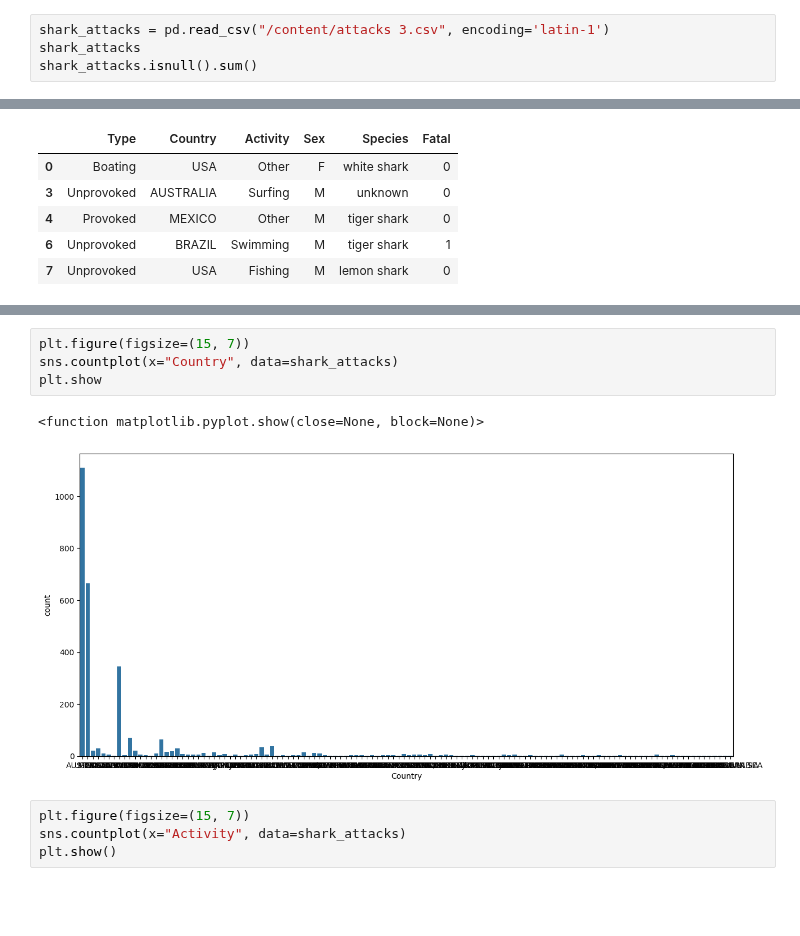
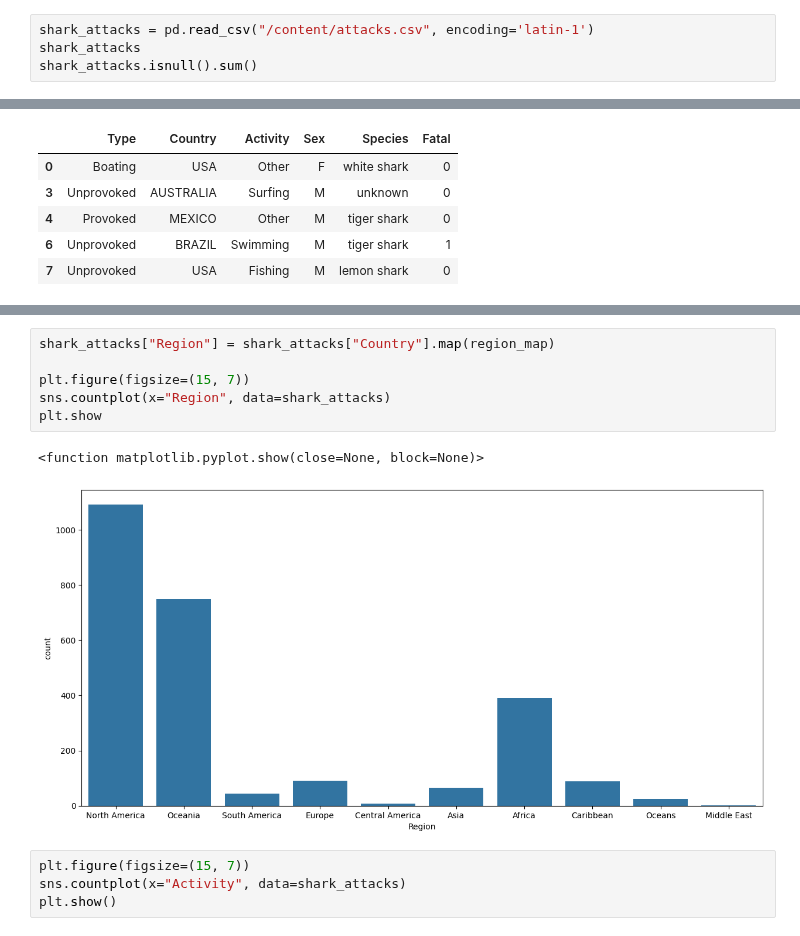
Before and after one commit to kamillaknudsen/tmdl, a Jupyter notebook: tmdl_final.ipynb, the cells around one changed output, grey strips where cells are left out. Cells and saved outputs as stored; diff of their text form; blank space fills up the shorter version.

```diff
--- a/tmdl_final.ipynb
+++ b/tmdl_final.ipynb
@@ -20,7 +20,7 @@ auth.authenticate_user()
 creds, _ = default()
 gc = gspread.authorize(creds)
 # %%
-shark_attacks = pd.read_csv("/content/attacks 3.csv", encoding='latin-1')
+shark_attacks = pd.read_csv("/content/attacks.csv", encoding='latin-1')
 shark_attacks
 shark_attacks.isnull().sum()
 # %% [output]
@@ -302,10 +437,12 @@ sns.countplot(x="Type", data=shark_attacks)
 # %%
+shark_attacks["Region"] = shark_attacks["Country"].map(region_map)
+
 plt.figure(figsize=(15, 7))
-sns.countplot(x="Country", data=shark_attacks)
+sns.countplot(x="Region", data=shark_attacks)
 plt.show
 # %% [output]
 <function matplotlib.pyplot.show(close=None, block=None)>
-[figure, old version]
+[figure, new version]
 # %%
 plt.figure(figsize=(15, 7))
 sns.countplot(x="Activity", data=shark_attacks)
```
Also changed, not shown: parts of 10 cells of this notebook.
